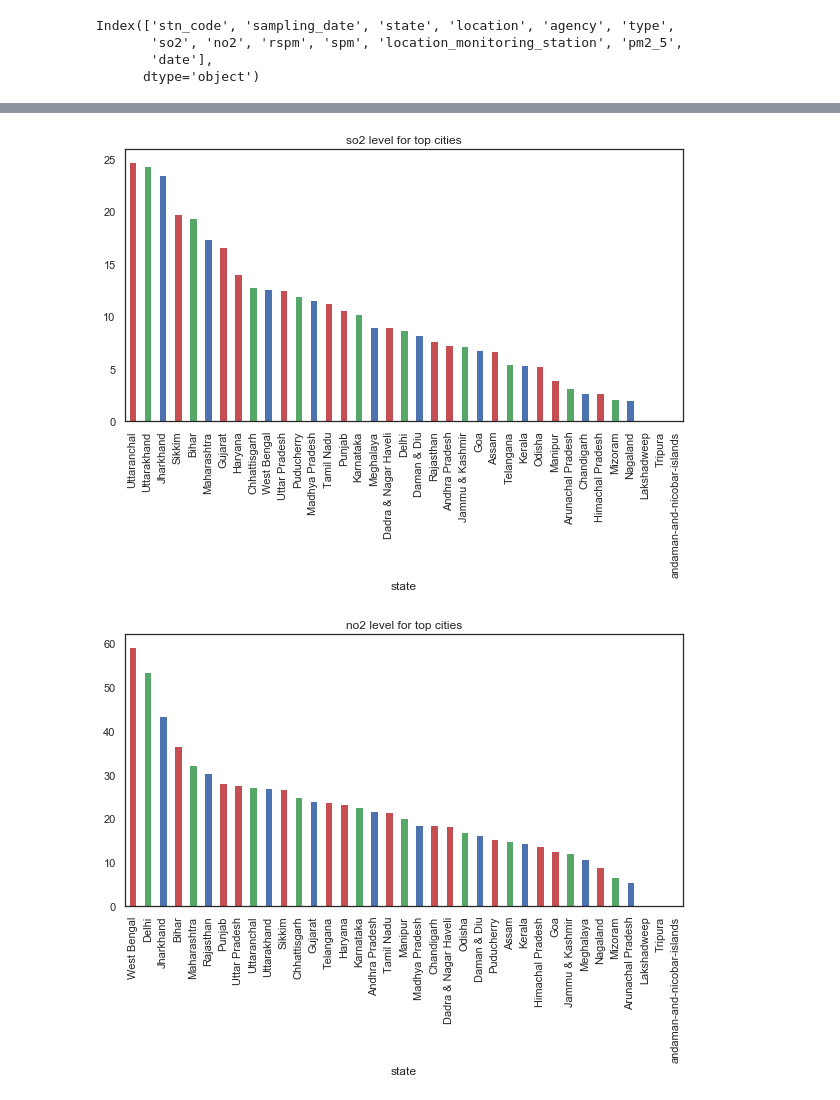
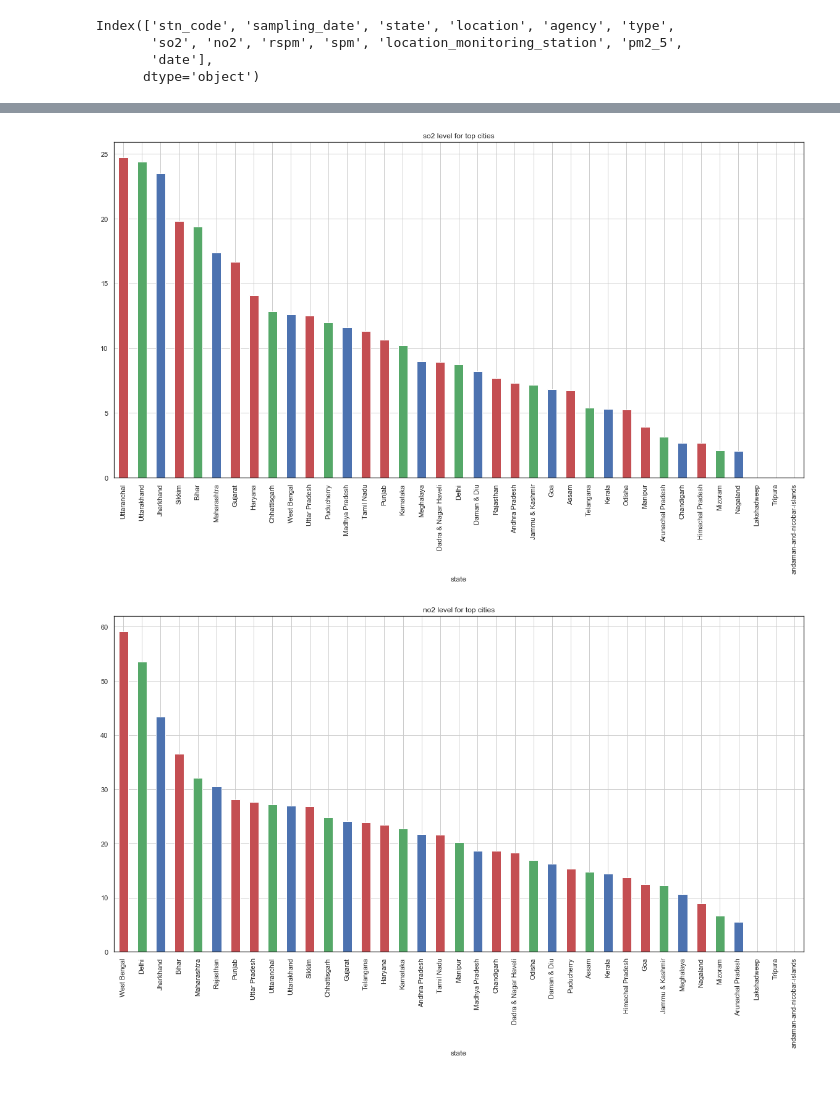
Before and after one commit to Rohan0401/AI4ClimateChange, a Jupyter notebook: India_Air_Pollution_Analysis.ipynb, the cells around one changed output, grey strips where cells are left out. Drawn from its saved outputs; the diff is of its cells as text; code cells hidden in the pictures.

Commit message:
Update ReadMe and Notebook

```diff
--- a/India_Air_Pollution_Analysis.ipynb
+++ b/India_Air_Pollution_Analysis.ipynb
@@ -27 +27,3 @@ air_pollition_data = pd.read_csv("./data/air_pollution_data.csv")
+# %%
+air_pollution_data = pd.read_csv(air_pollution_file_name)
 # %%
@@ -56,0 +75,4 @@ air_pollition_data.groupby(['location', 'state']).mean().sort_values(pollutant_v
+# %%
+# Dropping these values because either they server no real purpose the data is missing
+drop_values = ['stn_code', 'agency', 'pm2_5']
+air_pollution_data = air_pollution_data.drop(drop_values, axis=1)
@@ -56,0 +84,2 @@ air_pollition_data.groupby(['location', 'state']).mean().sort_values(pollutant_v
+# %%
+plt.rcParams["figure.figsize"] = [20, 10]
@@ -57,8 +127,9 @@ air_pollition_data.groupby(['location', 'state']).mean().sort_values(pollutant_v
 # %%
 for col in pollutant_values:
-    air_pollition_data.groupby('state').mean().sort_values(col, ascending=False)[col].plot(kind='bar',
-                                                            title=f"{col} level for top cities",color=['r', 'g', 'b', 'r', 'g', 'b', 'r'])
+    air_pollution_data.groupby('state').mean().sort_values(col, ascending=False)[col].plot(kind='bar',
+                                                      title=f"{col} level for top cities",color=['r', 'g', 'b', 'r', 'g', 'b', 'r'])
+    plt.grid()
     plt.show()
 # %% [output]
-[figure, old version]
+[figure, new version]
-[figure, old version]
+[figure, new version]
```
Also changed, not shown: parts of 65 cells of this notebook, 1 other file.
